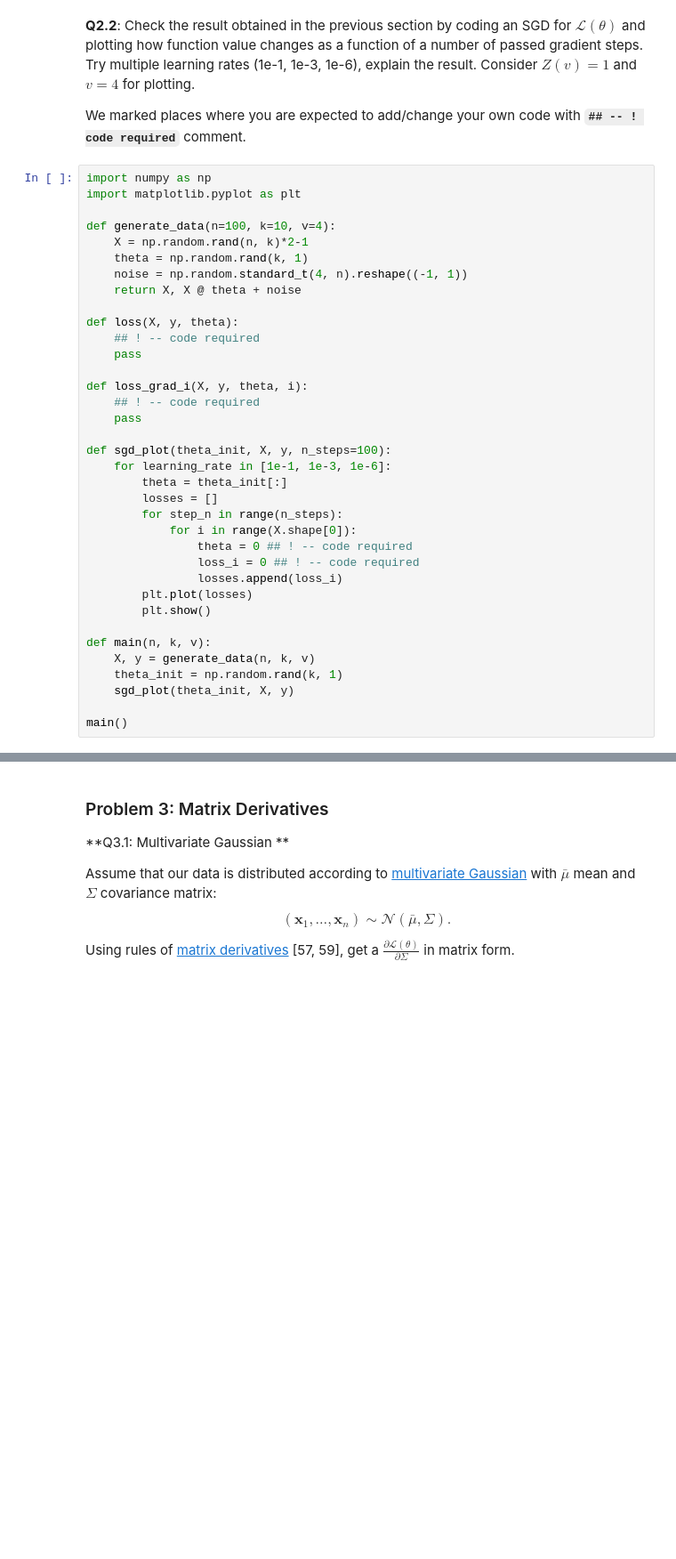
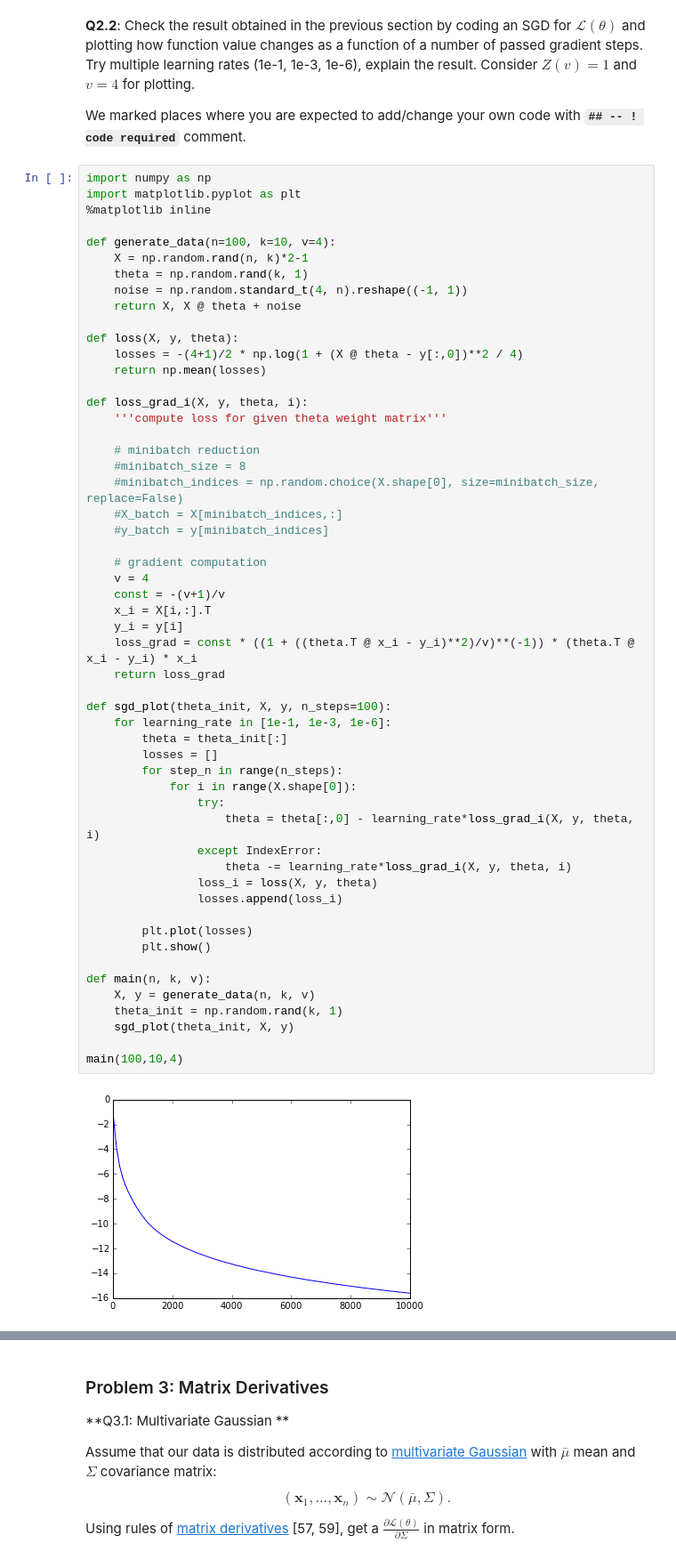
Before and after one commit to AkiraKane/deep-learning-coursework, a Jupyter notebook: pset1.ipynb, the cells around one changed output, grey strips where cells are left out. Shown: that part at 89% size. Drawn from its saved outputs; the diff is of its cells as text; blank space fills up the shorter version.

```diff
--- a/pset1.ipynb
+++ b/pset1.ipynb
@@ -52,36 +52,56 @@ We marked places where you are expected to add/change your own code with **`## -
 # %%
 import numpy as np
 import matplotlib.pyplot as plt
+%matplotlib inline
 
 def generate_data(n=100, k=10, v=4):
     X = np.random.rand(n, k)*2-1
     theta = np.random.rand(k, 1)
     noise = np.random.standard_t(4, n).reshape((-1, 1))
     return X, X @ theta + noise
 
 def loss(X, y, theta):
-    ## ! -- code required
-    pass
+    losses = -(4+1)/2 * np.log(1 + (X @ theta - y[:,0])**2 / 4)
+    return np.mean(losses)
 
 def loss_grad_i(X, y, theta, i):
-    ## ! -- code required
-    pass
+    '''compute loss for given theta weight matrix'''
+
+    # minibatch reduction
+    #minibatch_size = 8
+    #minibatch_indices = np.random.choice(X.shape[0], size=minibatch_size, replace=False)
+    #X_batch = X[minibatch_indices,:]
+    #y_batch = y[minibatch_indices]
+
+    # gradient computation
+    v = 4
+    const = -(v+1)/v
+    x_i = X[i,:].T
+    y_i = y[i]
+    loss_grad = const * ((1 + ((theta.T @ x_i - y_i)**2)/v)**(-1)) * (theta.T @ x_i - y_i) * x_i
+    return loss_grad
 
 def sgd_plot(theta_init, X, y, n_steps=100):
     for learning_rate in [1e-1, 1e-3, 1e-6]:
         theta = theta_init[:]
         losses = []
         for step_n in range(n_steps):
             for i in range(X.shape[0]):
-                theta = 0 ## ! -- code required
-                loss_i = 0 ## ! -- code required
+                try:
+                    theta = theta[:,0] - learning_rate*loss_grad_i(X, y, theta, i)
+                except IndexError:
+                    theta -= learning_rate*loss_grad_i(X, y, theta, i)
+                loss_i = loss(X, y, theta)
                 losses.append(loss_i)
+
         plt.plot(losses)
         plt.show()
 
 def main(n, k, v):
     X, y = generate_data(n, k, v)
     theta_init = np.random.rand(k, 1)
     sgd_plot(theta_init, X, y)
 
-main()
+main(100,10,4)
+# %% [output]
+[figure, added]
```
Also changed, not shown: parts of 12 cells of this notebook.
